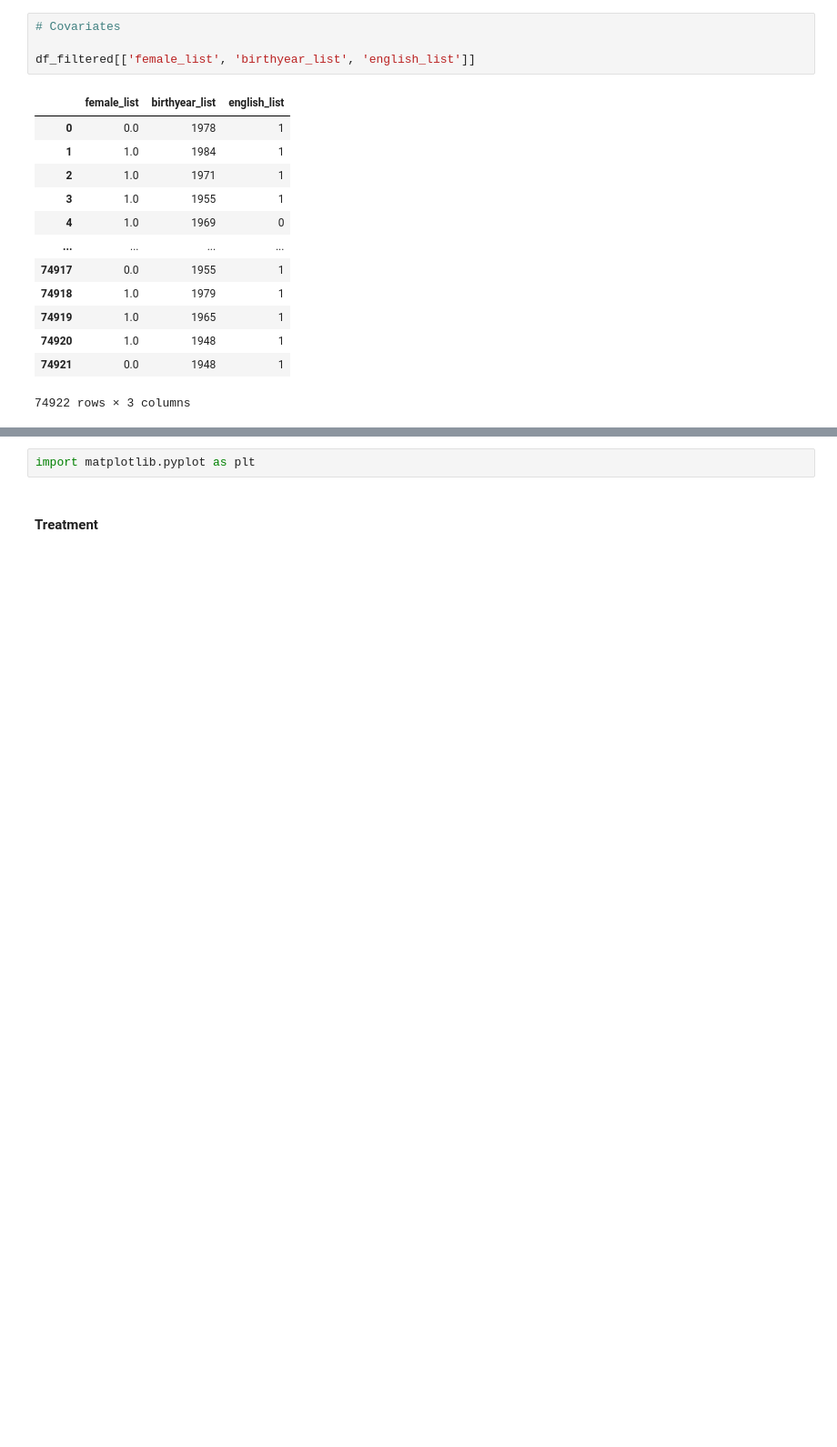
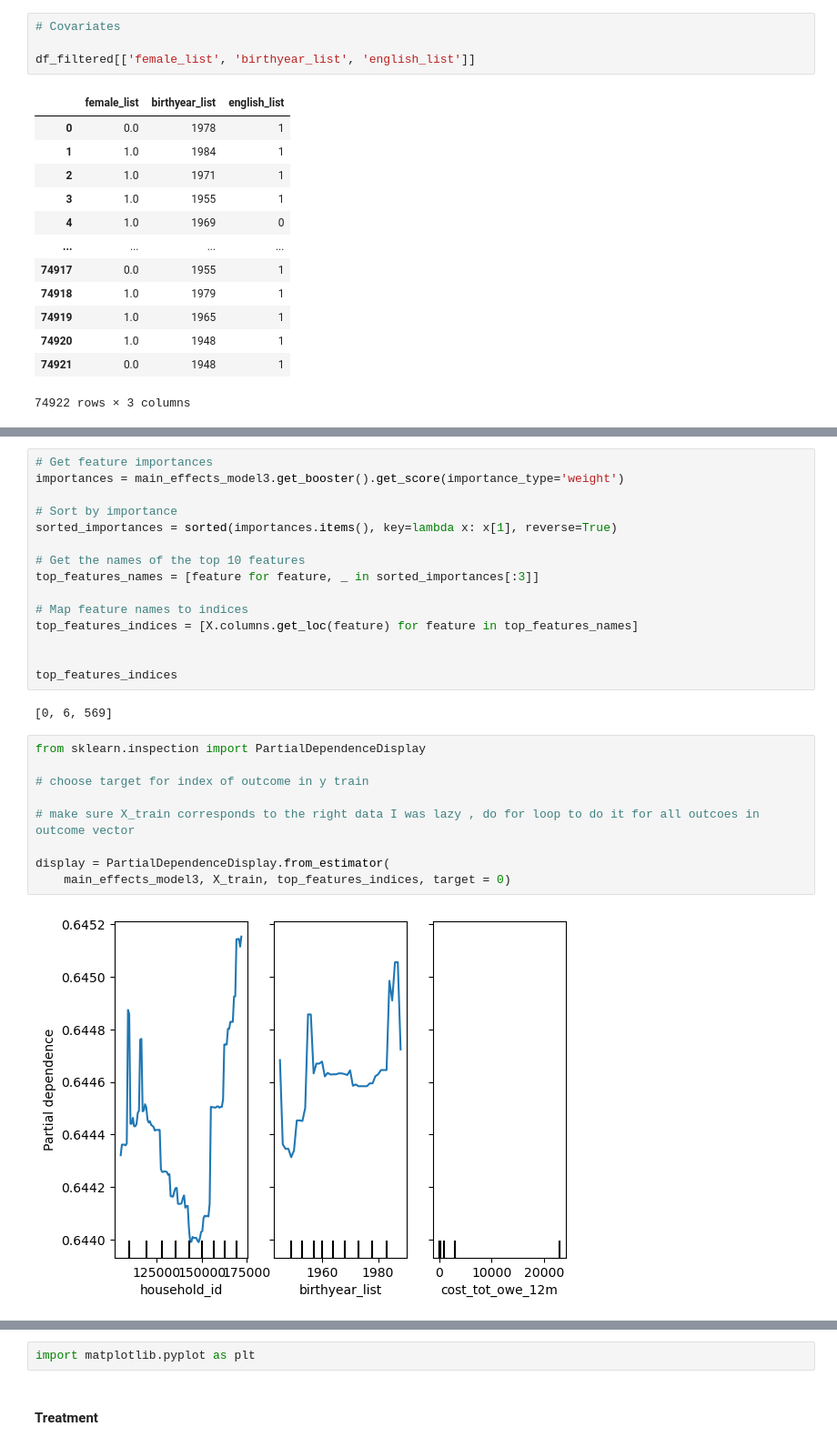
Before and after one commit to Yasmineouattara/ML_for_Econ_Final_Project, a Jupyter notebook: Notebook_Tim.ipynb, the cells around one changed output, grey strips where cells are left out. Shown: that part at 91% size. Drawn from its saved outputs; the diff is of its cells as text; blank space fills up the shorter version.

```diff
--- a/Notebook_Tim.ipynb
+++ b/Notebook_Tim.ipynb
@@ -483,0 +503,28 @@ print(train_df[outcome_columns].isnull().sum())
+# %%
+# Get feature importances
+importances = main_effects_model3.get_booster().get_score(importance_type='weight')
+
+# Sort by importance
+sorted_importances = sorted(importances.items(), key=lambda x: x[1], reverse=True)
+
+# Get the names of the top 10 features
+top_features_names = [feature for feature, _ in sorted_importances[:3]]
+
+# Map feature names to indices
+top_features_indices = [X.columns.get_loc(feature) for feature in top_features_names]
+
+
+top_features_indices
+# %% [output]
+[0, 6, 569]
+# %%
+from sklearn.inspection import PartialDependenceDisplay
+
+# choose target for index of outcome in y train
+
+# make sure X_train corresponds to the right data I was lazy , do for loop to do it for all outcoes in outcome vector
+
+display = PartialDependenceDisplay.from_estimator(
+    main_effects_model3, X_train, top_features_indices, target = 0)
+# %% [output]
+[figure, added]
```
Also changed, not shown: parts of 37 cells of this notebook.
